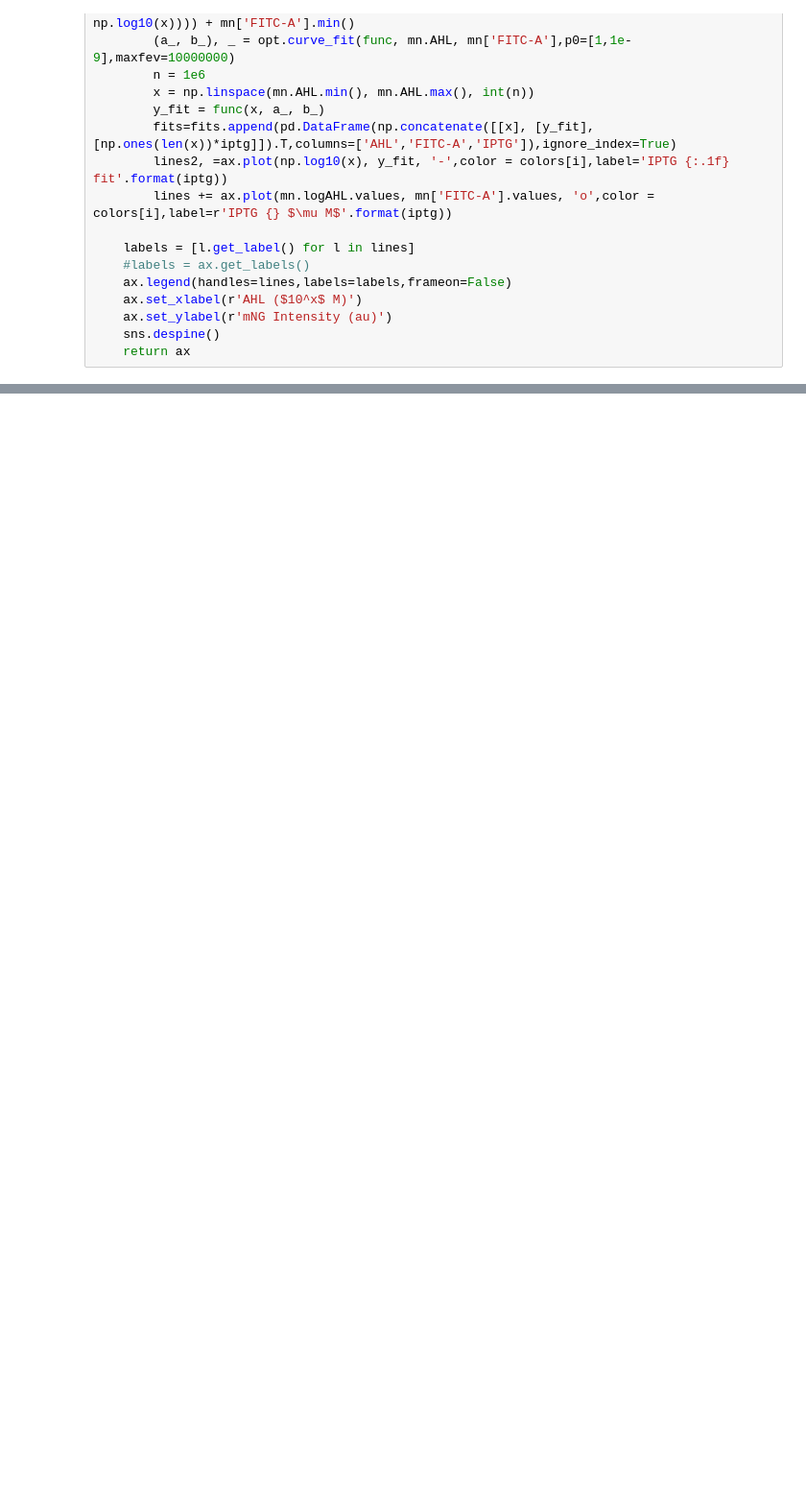
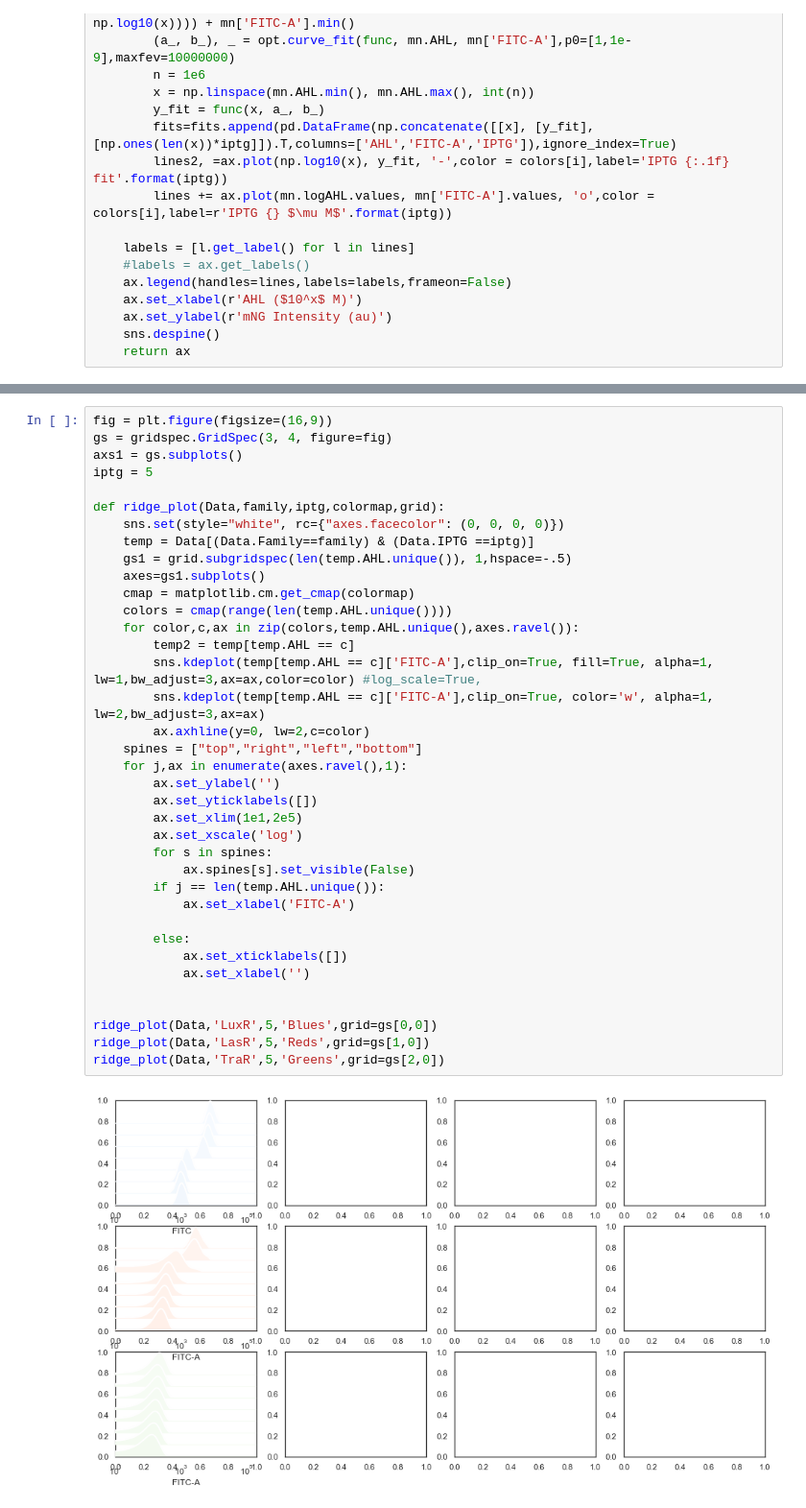
Before and after one commit to Jsakkos/cyano-sync, a Jupyter notebook: Figures/Characterization.ipynb, the cells around one changed output, grey strips where cells are left out. Shown at 96% size. Drawn from its saved outputs; the diff is of its cells as text; blank space fills up the shorter version.

```diff
--- a/Figures/Characterization.ipynb
+++ b/Figures/Characterization.ipynb
@@ -293,3 +261,42 @@ Lux
+# %%
+fig = plt.figure(figsize=(16,9))
+gs = gridspec.GridSpec(3, 4, figure=fig)
+axs1 = gs.subplots()
+iptg = 5
+
+def ridge_plot(Data,family,iptg,colormap,grid):
+    sns.set(style="white", rc={"axes.facecolor": (0, 0, 0, 0)})
+    temp = Data[(Data.Family==family) & (Data.IPTG ==iptg)]
+    gs1 = grid.subgridspec(len(temp.AHL.unique()), 1,hspace=-.5)
+    axes=gs1.subplots()
+    cmap = matplotlib.cm.get_cmap(colormap)
+    colors = cmap(range(len(temp.AHL.unique())))
+    for color,c,ax in zip(colors,temp.AHL.unique(),axes.ravel()):
+        temp2 = temp[temp.AHL == c]
+        sns.kdeplot(temp[temp.AHL == c]['FITC-A'],clip_on=True, fill=True, alpha=1, lw=1,bw_adjust=3,ax=ax,color=color) #log_scale=True,
+        sns.kdeplot(temp[temp.AHL == c]['FITC-A'],clip_on=True, color='w', alpha=1, lw=2,bw_adjust=3,ax=ax)
+        ax.axhline(y=0, lw=2,c=color)
+    spines = ["top","right","left","bottom"]
+    for j,ax in enumerate(axes.ravel(),1):
+        ax.set_ylabel('')
+        ax.set_yticklabels([])
+        ax.set_xlim(1e1,2e5)
+        ax.set_xscale('log')
+        for s in spines:
+            ax.spines[s].set_visible(False)
+        if j == len(temp.AHL.unique()):
+            ax.set_xlabel('FITC-A')
+
+        else:
+            ax.set_xticklabels([])
+            ax.set_xlabel('')
+
+
+ridge_plot(Data,'LuxR',5,'Blues',grid=gs[0,0])
+ridge_plot(Data,'LasR',5,'Reds',grid=gs[1,0])
+ridge_plot(Data,'TraR',5,'Greens',grid=gs[2,0])
+# %% [output]
+[figure, added]
 # %%
 fig = plt.figure(constrained_layout=True, figsize=(15,9))
 gs0 = gridspec.GridSpec(3, 4, figure=fig)
```
Also changed, not shown: parts of 17 cells of this notebook, 7 other files.
